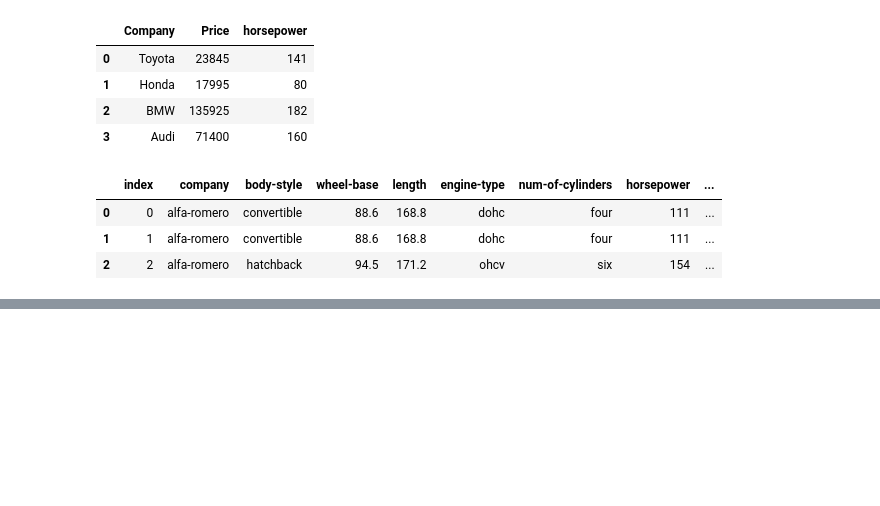
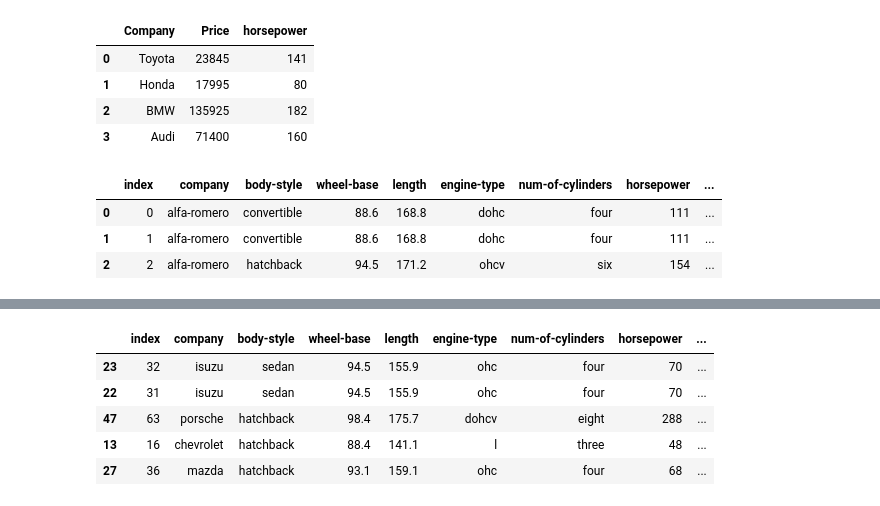
Before and after one commit to chaudhary-dotcom/Python-Beginning-, a Jupyter notebook: pandasDay1.ipynb, the cells around one changed output, grey strips where cells are left out. Drawn from its saved outputs; the diff is of its cells as text; code cells hidden in the pictures; blank space fills up the shorter version.

```diff
--- a/pandasDay1.ipynb
+++ b/pandasDay1.ipynb
@@ -315,0 +366,10 @@ df.head(3)
+# %%
+priceDf = df.sort_values(by=['price'], ascending = True)
+priceDf.head(5)
+# %% [output]
+|  | index | company | body-style | wheel-base | length | engine-type | num-of-cylinders | horsepower | ... |
+| 23 | 32 | isuzu | sedan | 94.5 | 155.9 | ohc | four | 70 | ... |
+| 22 | 31 | isuzu | sedan | 94.5 | 155.9 | ohc | four | 70 | ... |
+| 47 | 63 | porsche | hatchback | 98.4 | 175.7 | dohcv | eight | 288 | ... |
+| 13 | 16 | chevrolet | hatchback | 88.4 | 141.1 | l | three | 48 | ... |
+| 27 | 36 | mazda | hatchback | 93.1 | 159.1 | ohc | four | 68 | ... |
```
Also changed, not shown: parts of 10 cells of this notebook.
